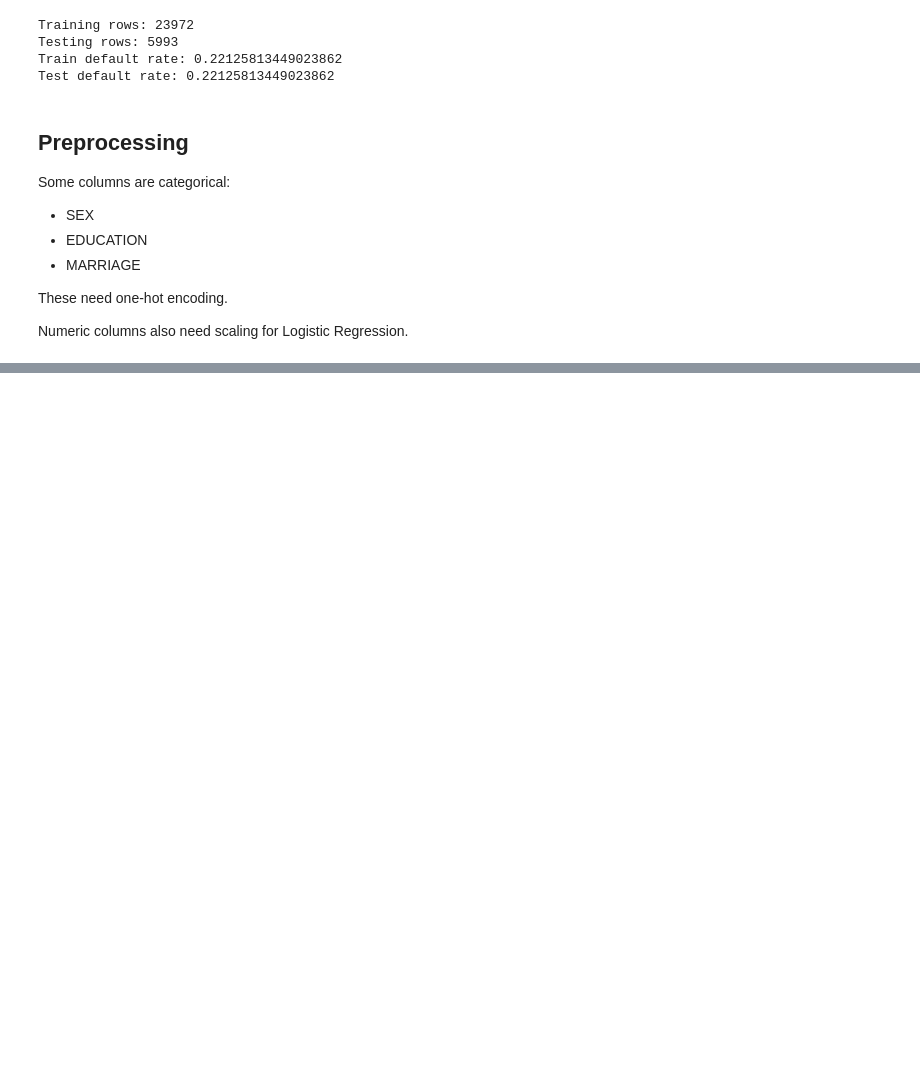
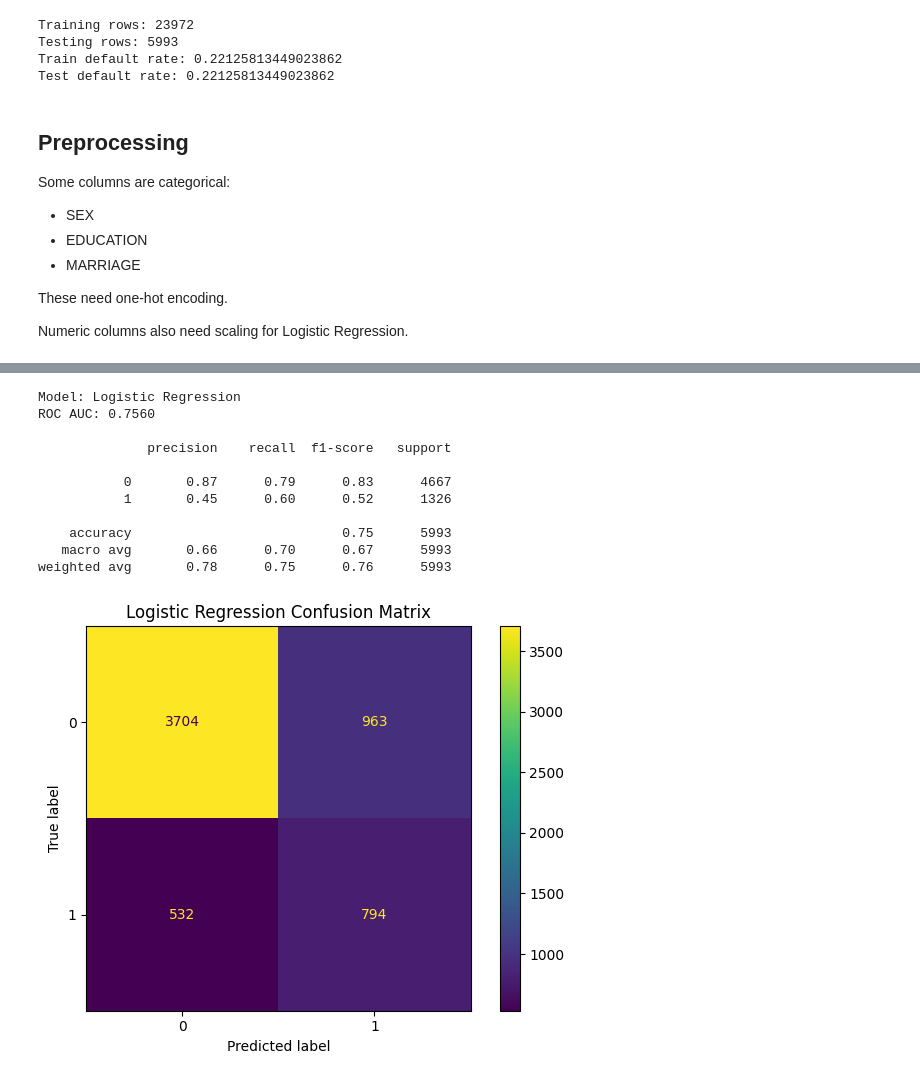
Before and after one commit to ehneh03/credit-card-default-risk, a Jupyter notebook: notebooks/01_credit_default_risk_walkthrough.ipynb, the cells around one changed output, grey strips where cells are left out. Drawn from its saved outputs; the diff is of its cells as text; code cells hidden in the pictures; blank space fills up the shorter version.

Commit message:
Trained on logistic regression models

```diff
--- a/notebooks/01_credit_default_risk_walkthrough.ipynb
+++ b/notebooks/01_credit_default_risk_walkthrough.ipynb
@@ -482,0 +537,57 @@ Numeric columns also need scaling for Logistic Regression.
+# %%
+from sklearn.metrics import (
+    classification_report,
+    confusion_matrix,
+    roc_auc_score,
+    ConfusionMatrixDisplay,
+)
+
+def evaluate_classifier(name, model, X_test, y_test):
+    y_pred = model.predict(X_test)
+    y_proba = model.predict_proba(X_test)[:, 1]
+
+    auc = float(roc_auc_score(y_test, y_proba))
+    report = classification_report(y_test, y_pred, output_dict=True, zero_division=0)
+    cm = confusion_matrix(y_test, y_pred)
+
+    print(f"Model: {name}")
+    print(f"ROC AUC: {auc:.4f}")
+    print()
+    print(classification_report(y_test, y_pred, zero_division=0))
+
+    disp = ConfusionMatrixDisplay(confusion_matrix=cm)
+    disp.plot()
+    plt.title(f"{name} Confusion Matrix")
+    plt.tight_layout()
+    disp.figure_.savefig(
+        FIGURES_DIR / f"{name.lower().replace(' ', '_')}_confusion_matrix.png",
+        bbox_inches="tight"
+    )
+    plt.show()
+
+    return {
+        "model": name,
+        "roc_auc": auc,
+        "classification_report": report,
+        "confusion_matrix": cm.tolist(),
+    }
+# %%
+logreg_results = evaluate_classifier(
+    "Logistic Regression",
+    logreg_model,
+    X_test,
+    y_test
+)
+# %% [output]
+Model: Logistic Regression
+ROC AUC: 0.7560
+
+              precision    recall  f1-score   support
+
+           0       0.87      0.79      0.83      4667
+           1       0.45      0.60      0.52      1326
+
+    accuracy                           0.75      5993
+   macro avg       0.66      0.70      0.67      5993
+weighted avg       0.78      0.75      0.76      5993
+[figure, added]
```
Also changed, not shown: parts of 3 cells of this notebook.
